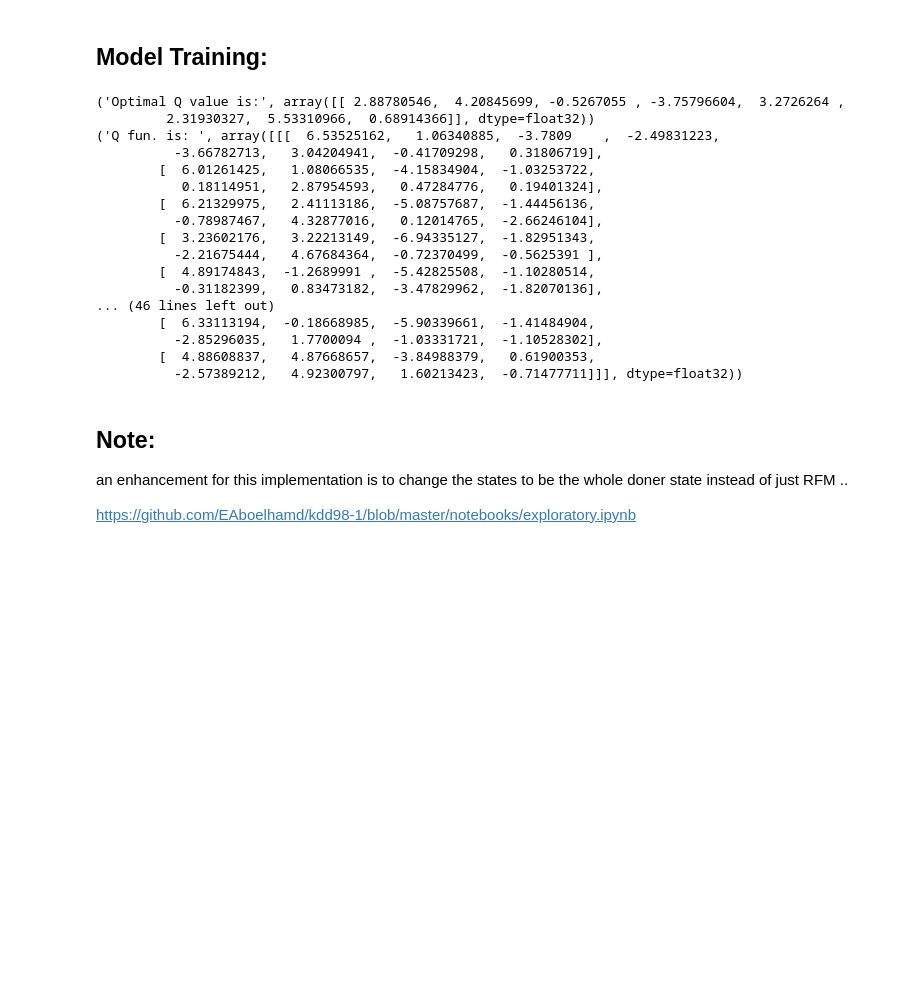
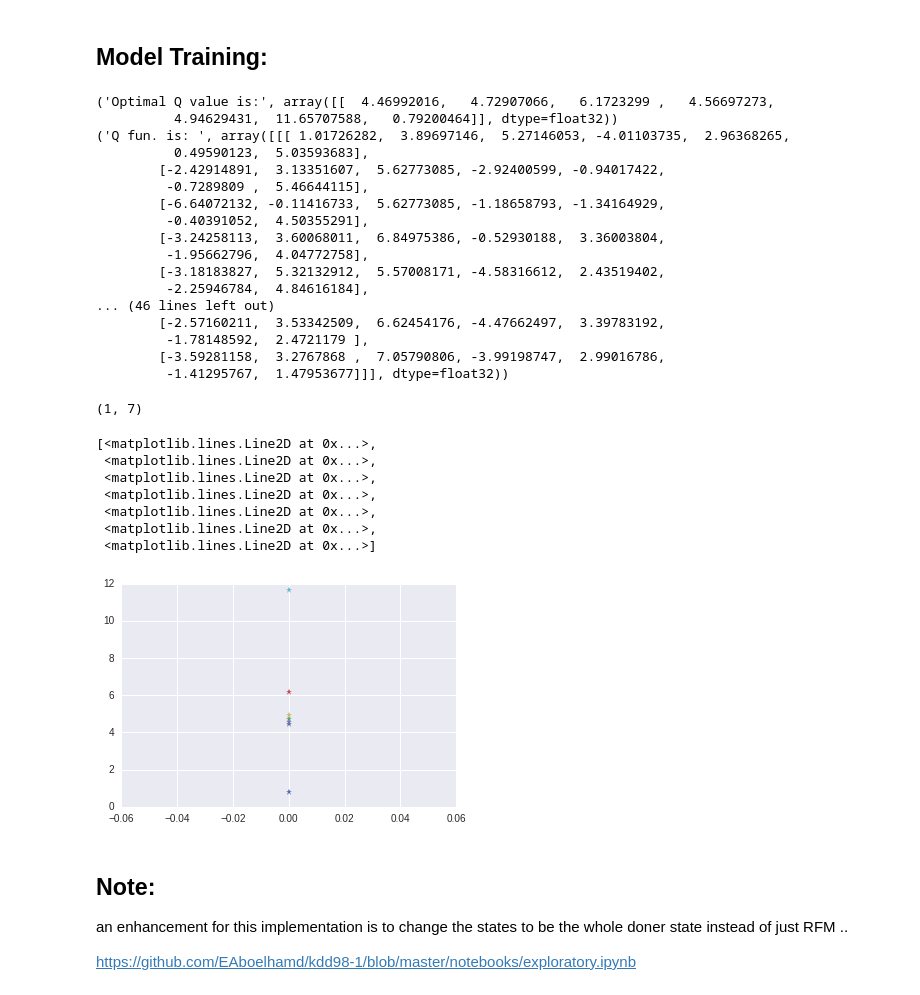
Before and after one commit to EAboelhamd/Myown_DeepLearning_Practice, a Jupyter notebook: PhD/DQN_rewards_KDD.ipynb, the cells around one changed output. Cells and saved outputs as stored; diff of their text form; code cells hidden in the pictures; blank space fills up the shorter version.

```diff
--- a/PhD/DQN_rewards_KDD.ipynb
+++ b/PhD/DQN_rewards_KDD.ipynb
@@ -1421,7 +1418,7 @@ def train_lstm_model():
     cost_test = tf.reduce_mean(tf.square(test[rewards].values.astype(np.float32) - test_pred2))
 
 
-    rmse_val = sess.run(cost_test, feed_dict={z:test.values.astype(np.float32), y_: test_pred2})
+    rmse_val = sess.run(cost_test, feed_dict={x_:test.values.astype(np.float32), y_: test_pred2})
     sess.close()
 
     return loss_RNN, predicted_reward #saved_state, saved_output, cost_values
@@ -1520,7 +1524,7 @@ def DQN_training(X, output):
 ## Prediction phase:
 def DQN_predict(next_state_next_action0, next_state_next_action1, next_state_next_action2,
                 next_state_next_action3, next_state_next_action4, next_state_next_action5,
-                next_state_next_action6, next_state_next_action7, output):
+                next_state_next_action6, output):
 
     [w_h_1, w_h_2, w_o,bias_I_1, bias_I_2,bias_h] = DQN_training(next_state_next_action0, output)
     predict_op_0 = DQN_model(next_state_next_action0.astype(np.float32), w_h_1, w_h_2, w_o,bias_I_1, bias_I_2,bias_h)
@@ -1554,9 +1558,9 @@ def DQN_predict(next_state_next_action0, next_state_next_action1, next_state_nex
     predict_op_6 = DQN_model(next_state_next_action6.astype(np.float32), w_h_1, w_h_2, w_o,bias_I_1, bias_I_2,bias_h)
 
 
-#     print next_state_next_action2
-    [w_h_1, w_h_2, w_o,bias_I_1, bias_I_2,bias_h] = DQN_training(next_state_next_action7, output)
-    predict_op_7 = DQN_model(next_state_next_action7.astype(np.float32), w_h_1, w_h_2, w_o,bias_I_1, bias_I_2, bias_h)   #optimal prediction
+# #     print next_state_next_action2
+#     [w_h_1, w_h_2, w_o,bias_I_1, bias_I_2,bias_h] = DQN_training(next_state_next_action7, output)
+#     predict_op_7 = DQN_model(next_state_next_action7.astype(np.float32), w_h_1, w_h_2, w_o,bias_I_1, bias_I_2, bias_h)   #optimal prediction
 
 
 
@@ -1571,9 +1575,9 @@ def DQN_predict(next_state_next_action0, next_state_next_action1, next_state_nex
     l4=sess2.run(predict_op_4)
     l5=sess2.run(predict_op_5)
     l6=sess2.run(predict_op_6)
-    l7=sess2.run(predict_op_7)
+#     l7=sess2.run(predict_op_7)
 
-    Q_predicted = [l0, l1, l2, l3, l4, l5, l6, l7]
+    Q_predicted = [l0, l1, l2, l3, l4, l5, l6]
 
     sess2.close()
     return np.transpose(Q_predicted)
@@ -1581,12 +1585,12 @@ def DQN_predict(next_state_next_action0, next_state_next_action1, next_state_nex
 # predicted_reward = np.transpose(predicted_reward)
 for j in xrange(Num_itrs):
     ## Bellman equation .. that related the immdediate reward to the optimal Q
-    Q_optimal = map(sum, zip(predicted_reward.astype(float),gamma*np.amax(Q_predicted,axis = 1))) # returns max value per row !
+    Q_optimal = map(sum, zip(predicted_reward.astype(float),gamma*np.max(Q_predicted,axis = 1))) # returns max value per row !
 
     Q_optimal = np.array(Q_optimal, dtype=np.float32) # convert output to float32 to match py_x
 
     Q_predicted = DQN_predict(next_state_next_action0.astype(float), next_state_next_action1.astype(float), next_state_next_action2.astype(float), next_state_next_action3.astype(float),
-                              next_state_next_action4.astype(float), next_state_next_action5.astype(float), next_state_next_action6.astype(float), next_state_next_action7.astype(float), Q_optimal)
+                              next_state_next_action4.astype(float), next_state_next_action5.astype(float), next_state_next_action6.astype(float), Q_optimal)
 
     ## update Q value ..
 #     Q = Q + taw(r +γ argmax(Q(s0;a0)−Q(s;a))
@@ -1595,23 +1599,38 @@ for j in xrange(Num_itrs):
 print("Optimal Q value is:", Q_optimal)
 print("Q fun. is: ", Q_predicted) ## CLV
 # %% [output]
-('Optimal Q value is:', array([[ 2.88780546,  4.20845699, -0.5267055 , -3.75796604,  3.2726264 ,
-         2.31930327,  5.53310966,  0.68914366]], dtype=float32))
-('Q fun. is: ', array([[[  6.53525162,   1.06340885,  -3.7809    ,  -2.49831223,
-          -3.66782713,   3.04204941,  -0.41709298,   0.31806719],
-        [  6.01261425,   1.08066535,  -4.15834904,  -1.03253722,
-           0.18114951,   2.87954593,   0.47284776,   0.19401324],
-        [  6.21329975,   2.41113186,  -5.08757687,  -1.44456136,
-          -0.78987467,   4.32877016,   0.12014765,  -2.66246104],
-        [  3.23602176,   3.22213149,  -6.94335127,  -1.82951343,
-          -2.21675444,   4.67684364,  -0.72370499,  -0.5625391 ],
-        [  4.89174843,  -1.2689991 ,  -5.42825508,  -1.10280514,
-          -0.31182399,   0.83473182,  -3.47829962,  -1.82070136],
+('Optimal Q value is:', array([[  4.46992016,   4.72907066,   6.1723299 ,   4.56697273,
+          4.94629431,  11.65707588,   0.79200464]], dtype=float32))
+('Q fun. is: ', array([[[ 1.01726282,  3.89697146,  5.27146053, -4.01103735,  2.96368265,
+          0.49590123,  5.03593683],
+        [-2.42914891,  3.13351607,  5.62773085, -2.92400599, -0.94017422,
+         -0.7289809 ,  5.46644115],
+        [-6.64072132, -0.11416733,  5.62773085, -1.18658793, -1.34164929,
+         -0.40391052,  4.50355291],
+        [-3.24258113,  3.60068011,  6.84975386, -0.52930188,  3.36003804,
+         -1.95662796,  4.04772758],
+        [-3.18183827,  5.32132912,  5.57008171, -4.58316612,  2.43519402,
+         -2.25946784,  4.84616184],
 ... (46 lines left out)
-        [  6.33113194,  -0.18668985,  -5.90339661,  -1.41484904,
-          -2.85296035,   1.7700094 ,  -1.03331721,  -1.10528302],
-        [  4.88608837,   4.87668657,  -3.84988379,   0.61900353,
-          -2.57389212,   4.92300797,   1.60213423,  -0.71477711]]], dtype=float32))
+        [-2.57160211,  3.53342509,  6.62454176, -4.47662497,  3.39783192,
+         -1.78148592,  2.4721179 ],
+        [-3.59281158,  3.2767868 ,  7.05790806, -3.99198747,  2.99016786,
+         -1.41295767,  1.47953677]]], dtype=float32))
+# %%
+np.shape(np.max(Q_predicted,axis = 1))
+# %% [output]
+(1, 7)
+# %%
+plt.plot(Q_optimal, '*')
+# %% [output]
+[<matplotlib.lines.Line2D at 0x...>,
+ <matplotlib.lines.Line2D at 0x...>,
+ <matplotlib.lines.Line2D at 0x...>,
+ <matplotlib.lines.Line2D at 0x...>,
+ <matplotlib.lines.Line2D at 0x...>,
+ <matplotlib.lines.Line2D at 0x...>,
+ <matplotlib.lines.Line2D at 0x...>]
+[figure, added]
 # %% [markdown]
 ## Note:
 
```
Also changed, not shown: parts of 18 cells of this notebook, 3 other files.
